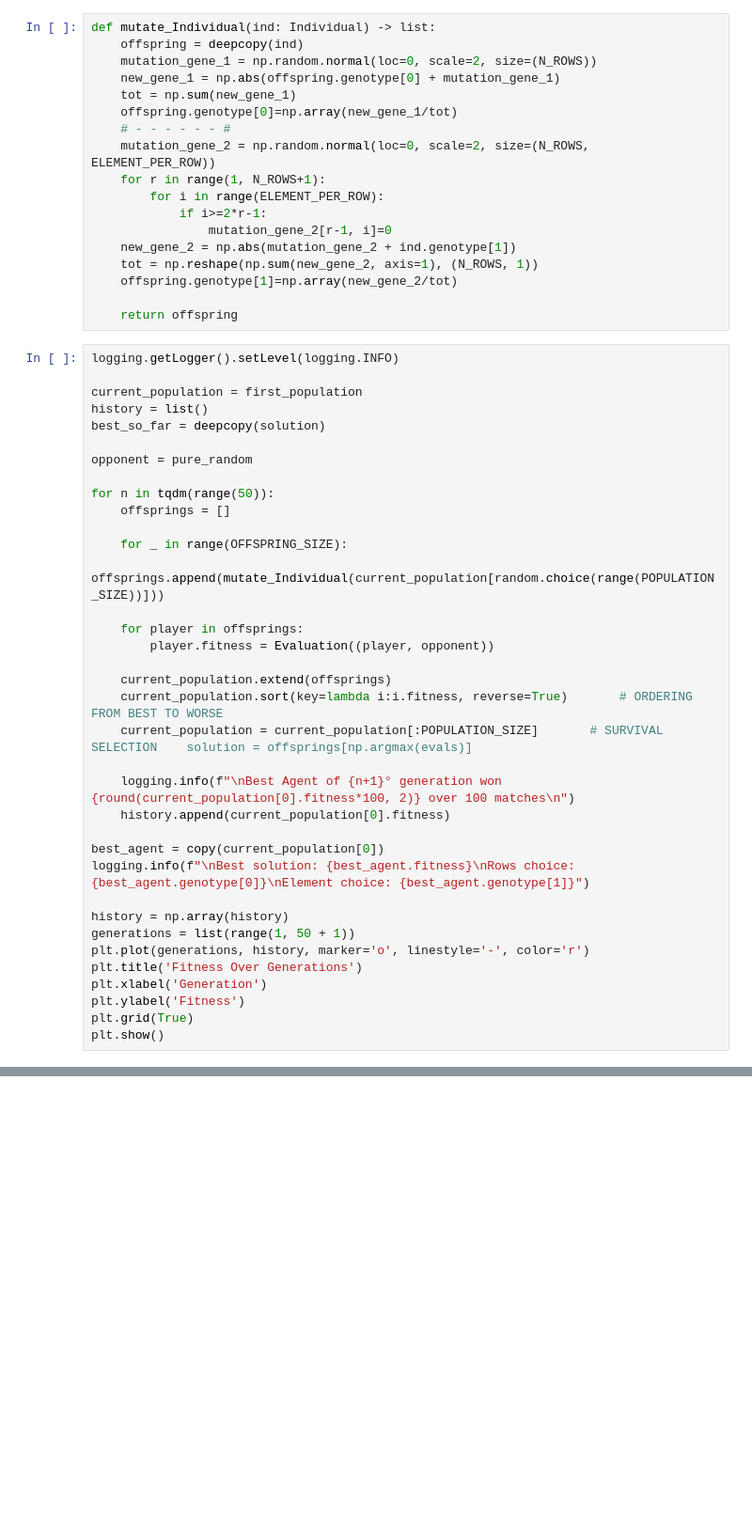
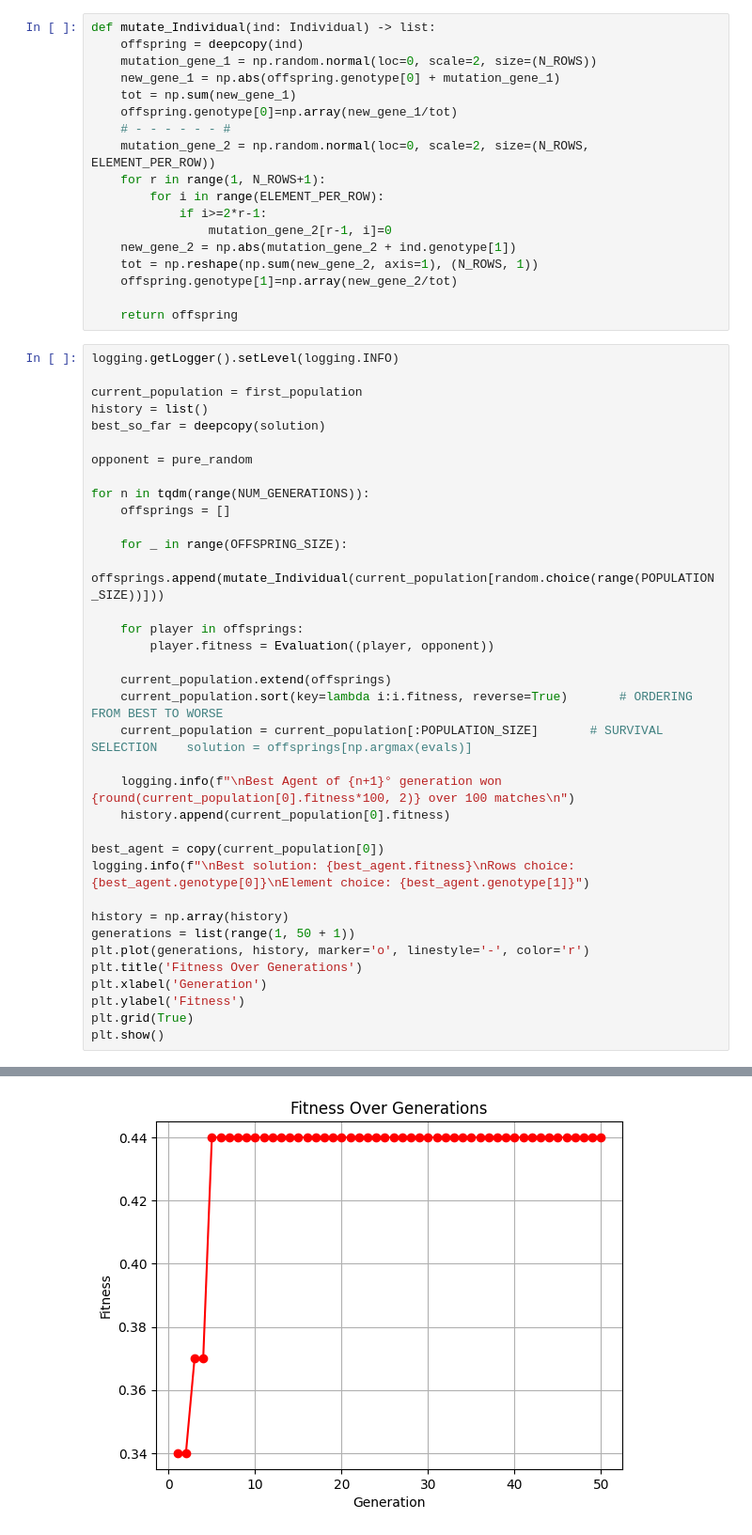
Before and after one commit to LorenzoUgo/Computational_Intelligence, a Jupyter notebook: Laboratory/Lab2/lab2-nim.ipynb, the cells around one changed output, grey strips where cells are left out. Shown: that part at 94% size. Saved outputs shown, nothing was run; the diff lists cells and outputs as text; blank space fills up the shorter version.

```diff
--- a/Laboratory/Lab2/lab2-nim.ipynb
+++ b/Laboratory/Lab2/lab2-nim.ipynb
@@ -287,7 +259,7 @@ best_so_far = deepcopy(solution)
 
 opponent = pure_random
 
-for n in tqdm(range(50)):
+for n in tqdm(range(NUM_GENERATIONS)):
     offsprings = []
 
     for _ in range(OFFSPRING_SIZE):
@@ -335,0 +307 @@ AttributeError: 'float' object has no attribute 'fitness'
+[figure, added]
```
Also changed, not shown: parts of 14 cells of this notebook, 1 other file.
